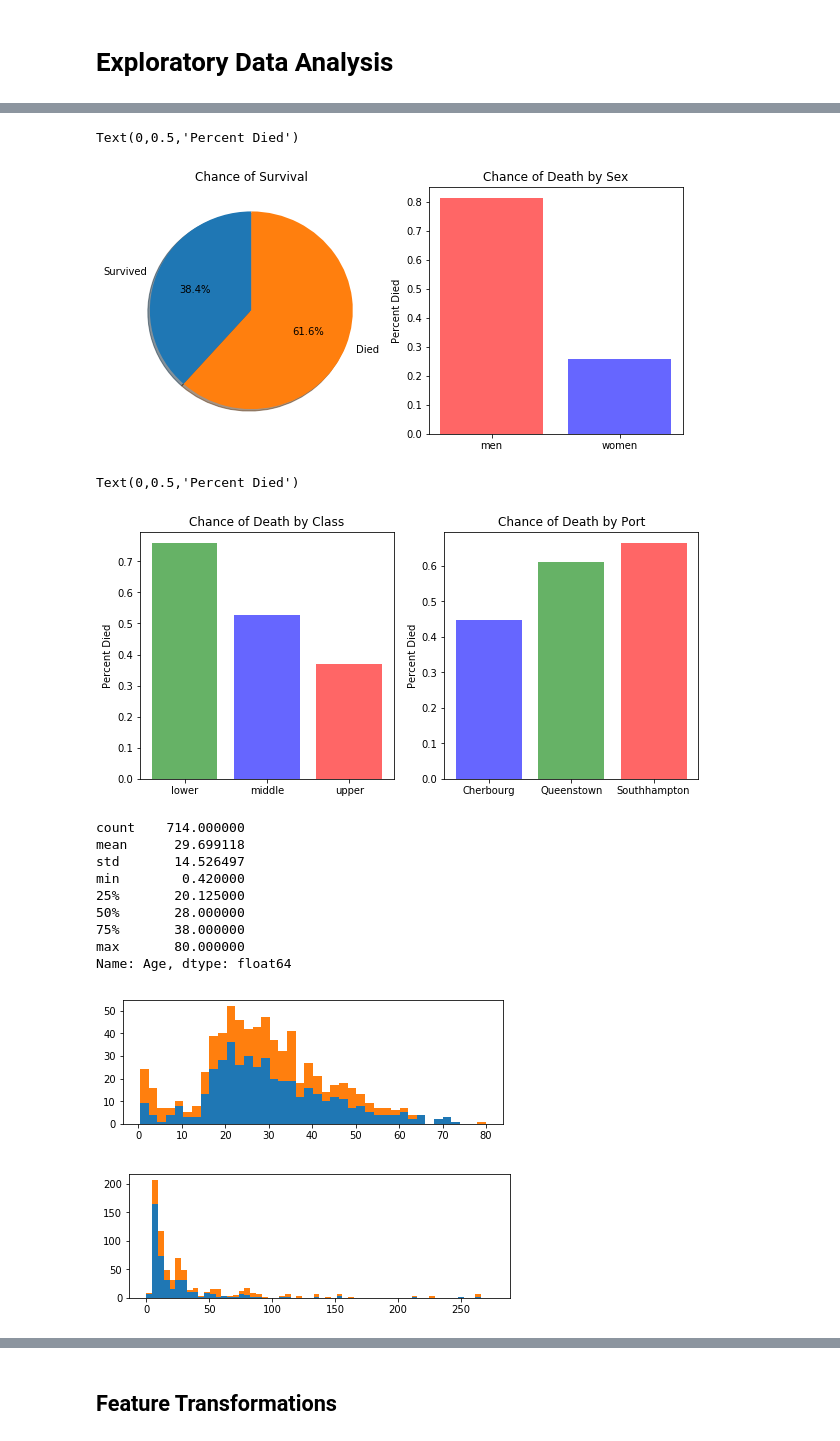
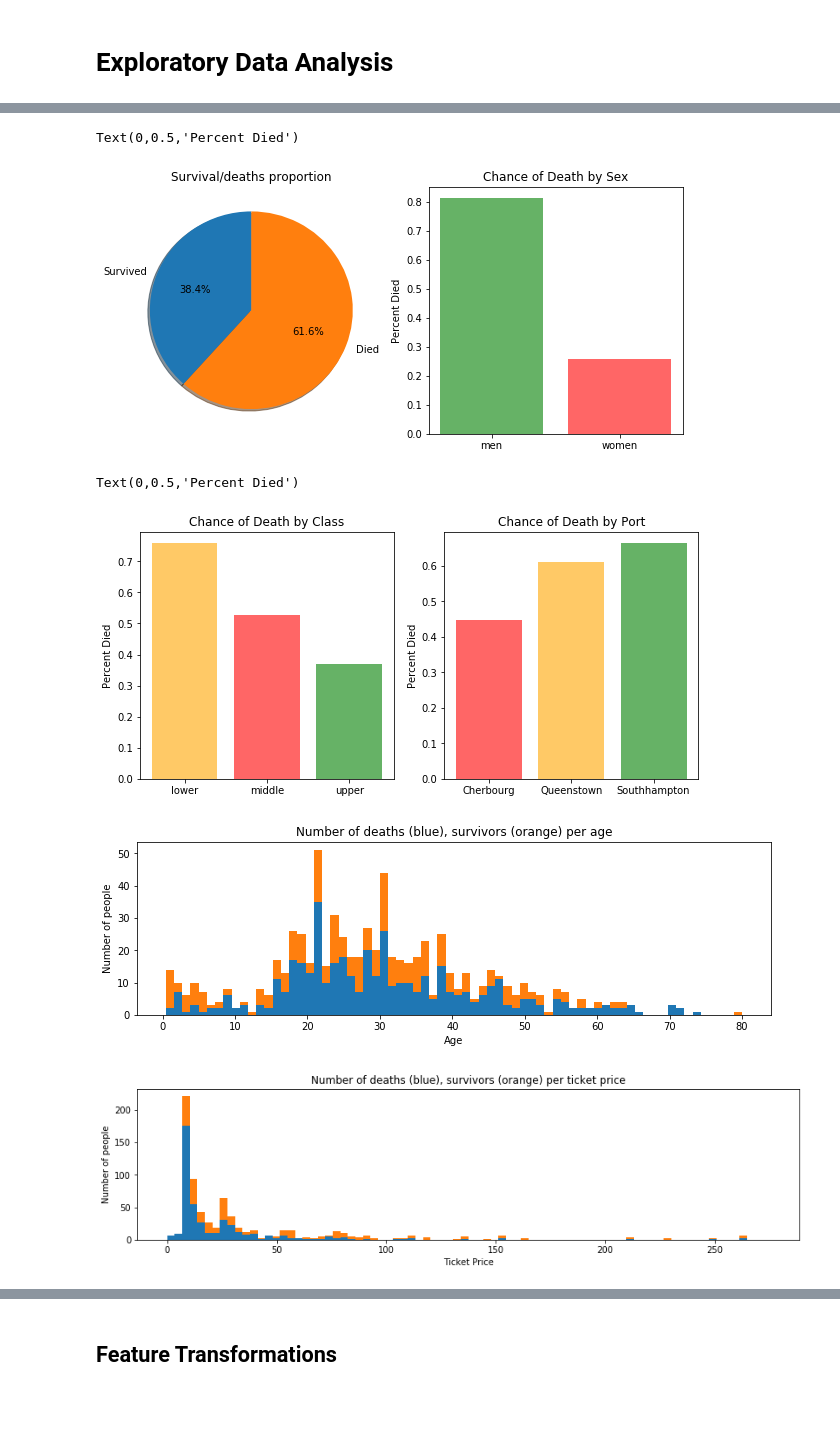
Before and after one commit to RSkorina/Titanic_Machine, a Jupyter notebook: titanic.ipynb, the cells around one changed output, grey strips where cells are left out. Drawn from its saved outputs; the diff is of its cells as text; code cells hidden in the pictures; blank space fills up the shorter version.

```diff
--- a/titanic.ipynb
+++ b/titanic.ipynb
@@ -38,0 +18,4 @@ df.head(15)
+# %%
+df = pd.read_csv('train.csv')
+df = df.set_index('PassengerId')
+df.head(10)
@@ -59,12 +56,10 @@ dtype: int64
 # %%
-color = ['r', 'b', 'g']
-
+color = ['green', 'red', 'orange']
 fig = plt.figure(figsize = (10,10))
 fig = fig.tight_layout()
 
-
 plt.subplot2grid((2,2), (0,0))
-plt.title("Chance of Survival")
+plt.title("Survival/deaths proportion")
 sizes = [df.loc[df['Survived'] == 1].shape[0], df.loc[df['Survived'] == 0].shape[0]]
 plt.pie(sizes, labels=['Survived', 'Died'], autopct='%1.1f%%',
         shadow=True, startangle=90)
@@ -76,16 +71,10 @@ menWomen = [df.Survived[df['Sex'] == 'male'].value_counts(normalize = True)[0],
 menWomenLable = ['men', 'women']
 plt.bar(menWomenLable, menWomen, alpha = 0.6, color = color)
 plt.ylabel('Percent Died')
-
-
-
-# Survived
 # %% [output]
 Text(0,0.5,'Percent Died')
-[figure, old version]
+[figure, new version]
 # %%
-color = ['r', 'b', 'g']
-
 fig = plt.figure(figsize = (10,10))
 plt.subplot2grid((2,2), (0,0))
 plt.title("Chance of Death by Class")
@@ -106,36 +95,29 @@ plt.bar(classLable, classLevel, alpha = 0.6, color = color)
 plt.ylabel('Percent Died')
 # %% [output]
 Text(0,0.5,'Percent Died')
-[figure, old version]
+[figure, new version]
-# %%
-# AGE
-df['Age'].describe()
-# %% [output]
-count    714.000000
-mean      29.699118
-std       14.526497
-min        0.420000
-25%       20.125000
-50%       28.000000
-75%       38.000000
-max       80.000000
-Name: Age, dtype: float64
 # %%
 survived = df.loc[df['Survived'] == 1]
 survived = survived[pd.notnull(survived['Age'])]
 
 died = df.loc[df['Survived'] == 0]
 died = died[pd.notnull(died['Age'])]
 
-fig = plt.figure(figsize = (15,5))
+fig = plt.figure(figsize = (25,7))
 plt.subplot2grid((2,2), (0,0))
-plt.hist([died.Age.values, survived.Age.values], 40, stacked=True, label=[])
+plt.hist([died.Age.values, survived.Age.values], 70, stacked=True, label=[])
+plt.xlabel('Age')
+plt.ylabel('Number of people')
+plt.title('Number of deaths (blue), survivors (orange) per age')
 plt.show()
 
-fig = plt.figure(figsize = (15,5))
+fig = plt.figure(figsize = (30,7))
 plt.subplot2grid((2,2), (1,0))
-plt.hist([died.Fare.values, survived.Fare.values], 60, stacked=True, label=[], range=(0,275))
+plt.hist([died.Fare.values, survived.Fare.values], 80, stacked=True, label=[], range=(0,275))
+plt.xlabel('Ticket Price')
+plt.ylabel('Number of people')
+plt.title('Number of deaths (blue), survivors (orange) per ticket price')
 plt.show()
 # %% [output]
-[figure, old version]
+[figure, new version]
-[figure, old version]
+[figure, new version]
```
Also changed, not shown: parts of 30 cells of this notebook.
